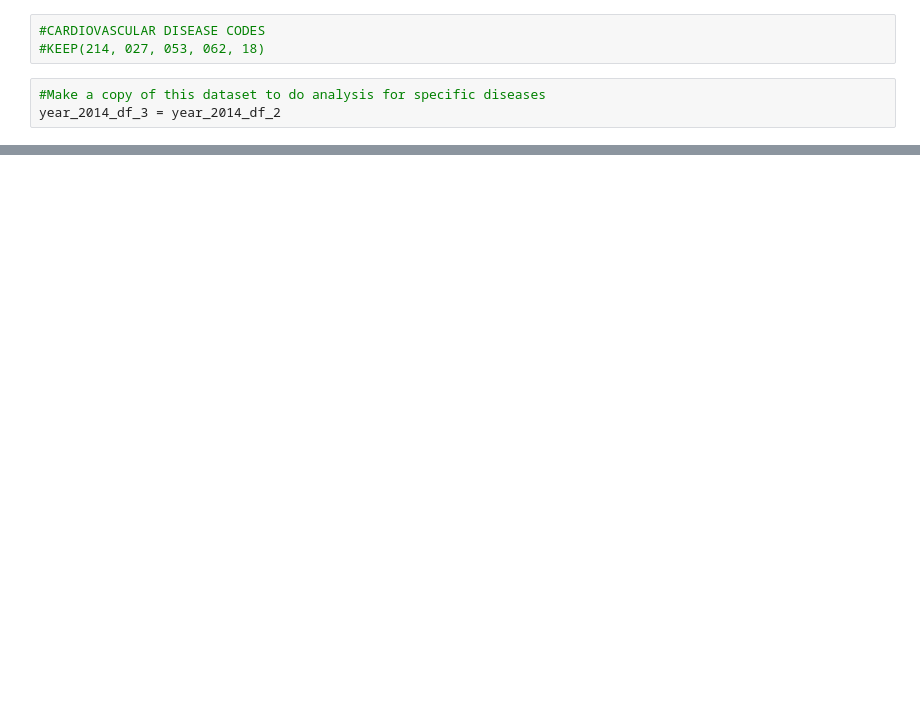
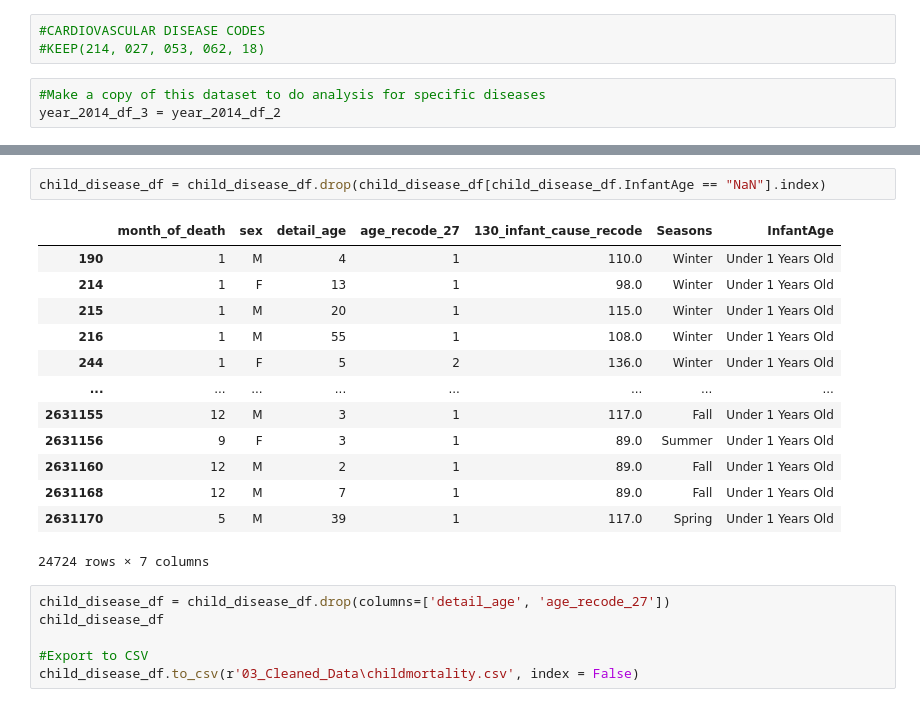
Before and after one commit to Rob-Ottogalli/leading_causes_of_death, a Jupyter notebook: 2014 Test .ipynb, the cells around one changed output, grey strips where cells are left out. Drawn from its saved outputs; the diff is of its cells as text; blank space fills up the shorter version.

```diff
--- a/2014 Test .ipynb
+++ b/2014 Test .ipynb
@@ -171,0 +150,22 @@ print (df)
+# %%
+child_disease_df = child_disease_df.drop(child_disease_df[child_disease_df.InfantAge == "NaN"].index)
+# %% [output]
+|  | month_of_death | sex | detail_age | age_recode_27 | 130_infant_cause_recode | Seasons | InfantAge |
+| 190 | 1 | M | 4 | 1 | 110.0 | Winter | Under 1 Years Old |
+| 214 | 1 | F | 13 | 1 | 98.0 | Winter | Under 1 Years Old |
+| 215 | 1 | M | 20 | 1 | 115.0 | Winter | Under 1 Years Old |
+| 216 | 1 | M | 55 | 1 | 108.0 | Winter | Under 1 Years Old |
+| 244 | 1 | F | 5 | 2 | 136.0 | Winter | Under 1 Years Old |
+| ... | ... | ... | ... | ... | ... | ... | ... |
+| 2631155 | 12 | M | 3 | 1 | 117.0 | Fall | Under 1 Years Old |
+| 2631156 | 9 | F | 3 | 1 | 89.0 | Summer | Under 1 Years Old |
+| 2631160 | 12 | M | 2 | 1 | 89.0 | Fall | Under 1 Years Old |
+| 2631168 | 12 | M | 7 | 1 | 89.0 | Fall | Under 1 Years Old |
+| 2631170 | 5 | M | 39 | 1 | 117.0 | Spring | Under 1 Years Old |
+24724 rows × 7 columns
+# %%
+child_disease_df = child_disease_df.drop(columns=['detail_age', 'age_recode_27'])
+child_disease_df
+
+#Export to CSV
+child_disease_df.to_csv(r'03_Cleaned_Data\childmortality.csv', index = False)
```
Also changed, not shown: parts of 32 cells of this notebook, 6 other files.
